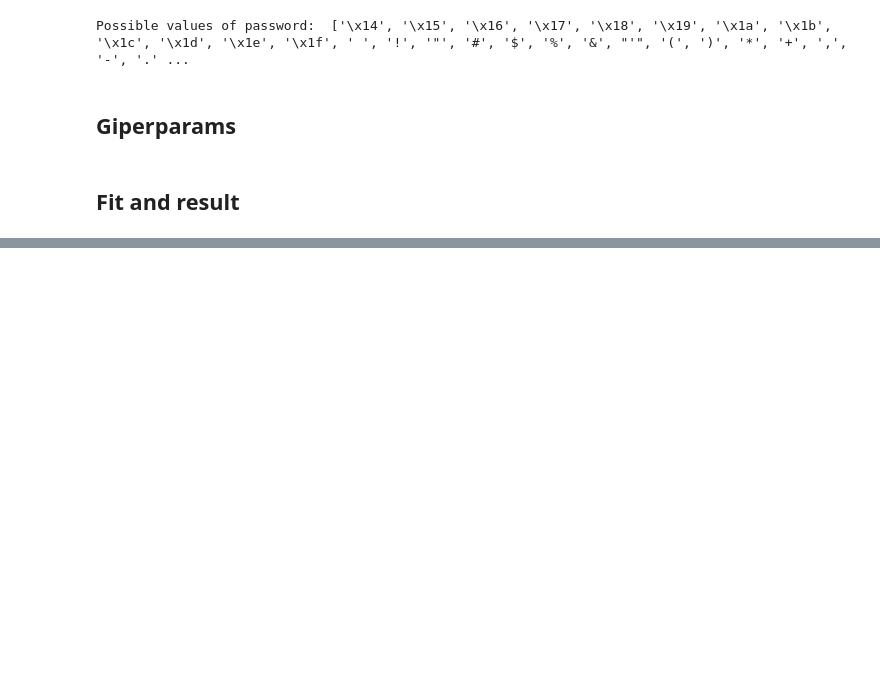
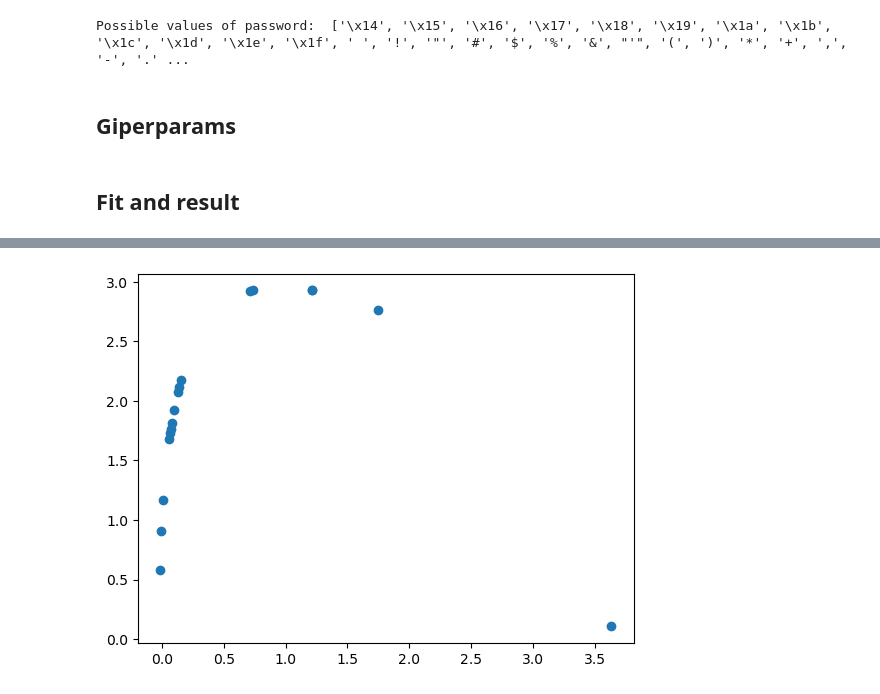
Before and after one commit to NikolaevMikhailRoma/ML_projects, a Jupyter notebook: Задачник_Генетические_алгоритмы.ipynb, the cells around one changed output, grey strips where cells are left out. Cells and saved outputs as stored; diff of their text form; code cells hidden in the pictures; blank space fills up the shorter version.

```diff
--- a/Задачник_Генетические_алгоритмы.ipynb
+++ b/Задачник_Генетические_алгоритмы.ipynb
@@ -114,0 +119,18 @@ $f(xy)=7x^2 - y + \frac{y^3 - x^2}{3x} + y^2 - 21x$
+# %%
+N = 100        # Общее число ботов
+NSURV = 20     # Количество выживших (столько лучших переходит в новую популяцию)
+nnew = N-NSURV # Количество новых (столько новых ботов создается)
+EPOCHS = 50000   # количество эпох
+er = int(EPOCHS/10)
+# BIG_EPOCHS
+MUT = 1      # коэфициент мутаций
+FREQ_MUT_CHANGE = int(er/25 )# чатота уменьшения мутации
+l=2 # кол-во координат
+# %%
+popul = np.random.rand(N, l)/np.random.rand(N, l)     # Двумерный массив популяции, размерностью [n, l].
+result = np.array([my_evaluate(x,y) for x,y in popul])
+
+ind = np.argsort(result) # получаем лучшие индексы
+print(popul.shape, result.shape, ind)
+
+next_popul = popul[ind][:NSURV] # популяция с лучшими результатами
@@ -114,0 +146,61 @@ $f(xy)=7x^2 - y + \frac{y^3 - x^2}{3x} + y^2 - 21x$
+# %%
+mut = MUT
+plot_values = []
+# initialization
+def my_evaluate(x,y):
+    answer = np.abs(7*x**2-y+(y**3-x**2)/3*x+y**2-21*x)
+    return answer
+
+popul = np.random.rand(N, l)/np.random.rand(N, l)     # Двумерный массив популяции, размерностью [n, l].
+result = np.array([my_evaluate(x,y) for x,y in popul])
+
+answers = []
+for e in range(1, EPOCHS):
+
+    if e%FREQ_MUT_CHANGE== 0:
+
+        mut/=1.5
+#         print('Эпока: {}, коэффициент мутации{}'.format(e, mut))
+
+    m.append(mut*100)
+    plot_values.append(min(result))
+
+    if e%er== 0:
+        mut = MUT
+        popul = np.random.rand(NSURV, l)/np.random.rand(NSURV, l)     # Двумерный массив популяции, размерностью [n, l].
+        result = np.array([my_evaluate(x,y) for x,y in popul])
+
+    result = np.array([my_evaluate(x,y) for x,y in popul])
+    ind = np.argsort(result) # получаем лучшие индексы
+    popul = popul[ind][:NSURV] # популяция с лучшими результатами
+
+    ###### add выход из цикла
+    if min(result) < 0.0001:
+
+        print('Найденно решение выполненно на эпохе:', e, 'решение:', popul[0], 'результат:', my_evaluate(popul[0,0], popul[0,1]))
+        answers.append(list(popul[0]))
+        mut = MUT
+        popul = np.random.rand(NSURV, l)/np.random.rand(NSURV, l)     # Двумерный массив популяции, размерностью [n, l].
+        result = np.array([my_evaluate(x,y) for x,y in popul])
+#         break
+    #########
+
+    for i in range (N - NSURV): # add next population
+        first_parent = next_popul[random.randint(0, NSURV - 1)]
+        second_parent = next_popul[random.randint(0, NSURV - 1)]
+
+        new_bot = [0., 0.]
+
+        # добавляем скрещивание
+
+        new_bot = [first_parent[i] if random.random()>0.5 else second_parent[i] for i in range(l)]
+        # добавляем мутацию
+        new_bot = np.array([new_bot[i] if random.random()>mut else new_bot[i]*random.random()/random.random()+0.5-random.random() for i in range(l)]).reshape((1,l))
+
+        popul = np.concatenate((popul, new_bot), axis = 0)
+
+
+# plt.plot(plot_values)
+plt.scatter(np.array(answers)[:, 0], np.array(answers)[:, 1])
+# popul.shape, result.shape
+# %% [output]
@@ -114,0 +225 @@ $f(xy)=7x^2 - y + \frac{y^3 - x^2}{3x} + y^2 - 21x$
+[figure, added]
```
Also changed, not shown: parts of 12 cells of this notebook.
